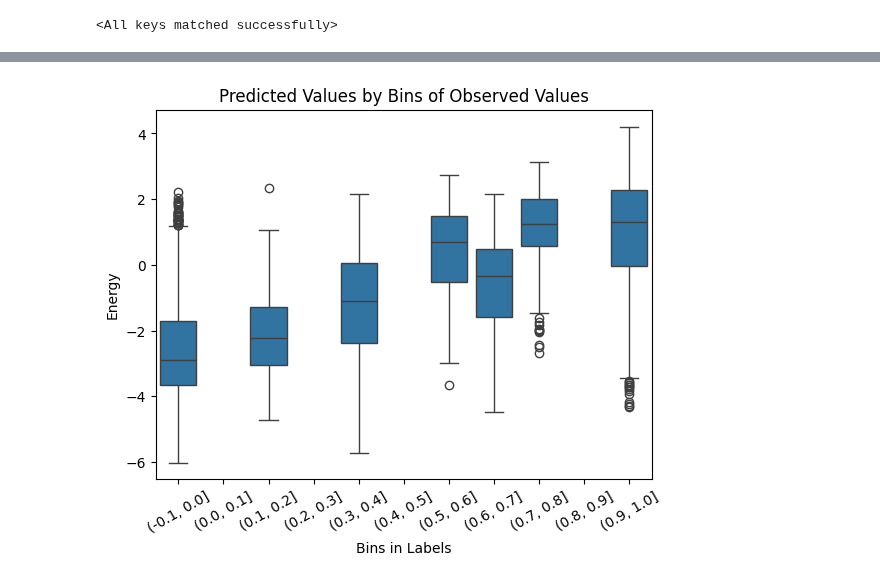
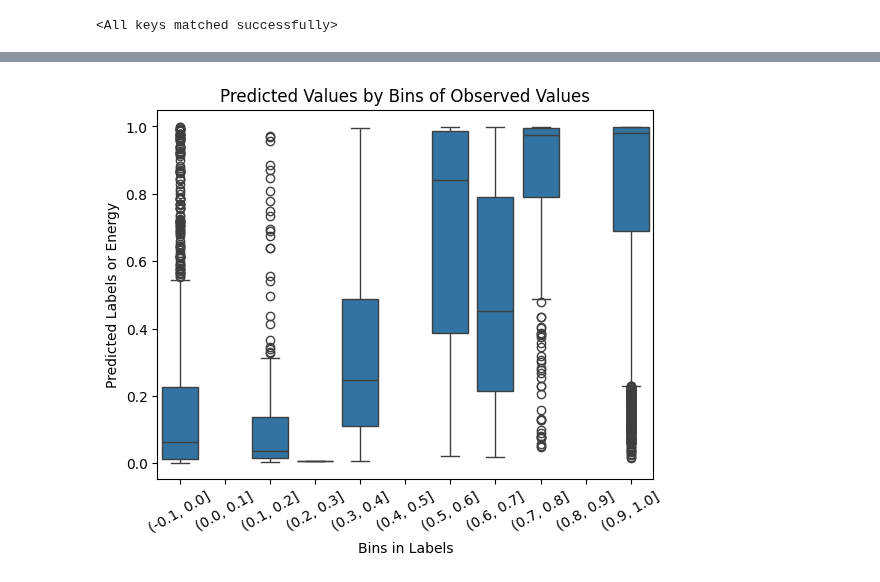
Before and after one commit to hayleyson/mucoco, a Jupyter notebook: new_module/em_training/nli/evaluate_model.ipynb, the cells around one changed output, grey strips where cells are left out. Cells and saved outputs as stored; diff of their text form; code cells hidden in the pictures.

```diff
--- a/new_module/em_training/nli/evaluate_model.ipynb
+++ b/new_module/em_training/nli/evaluate_model.ipynb
@@ -117,28 +112,24 @@ You should probably TRAIN this model on a down-stream task to be able to use it
 #### comment out for now! DONT FORGET TO UNCOMMENT LATER
 train_dev_data = load_nli_data(output_file_path=config['energynet']['dataset_path'])
 # train_add_data = load_additional_nli_training_data(output_file_path='/data/hyeryung/mucoco/data/nli/snli_mnli_anli_train_without_finegrained.jsonl')
-test_data = load_nli_test_data(output_file_path='/data/hyeryung/mucoco/data/nli/snli_mnli_anli_test_with_finegrained.jsonl')
+# test_data = load_nli_test_data(output_file_path='/data/hyeryung/mucoco/data/nli/snli_mnli_anli_test_with_finegrained.jsonl')
 
 # train_dev_data = pd.concat([train_dev_data, train_add_data], ignore_index=True)
-train_data = train_dev_data.loc[train_dev_data['split'] == 'train']
+# train_data = train_dev_data.loc[train_dev_data['split'] == 'train']
 dev_data = train_dev_data.loc[train_dev_data['split'] == 'dev']
 
 ## IMPT. 'finegrained_labels' == degree of contradiction (real number between 0 and 1) == portion of annotators who labeled the sample as "contradiction"
 # train_dataset = NLI_Dataset(train_data, label_column=config['energynet']['label_column'])
 dev_dataset = NLI_Dataset(dev_data, label_column=config['energynet']['label_column'])
-test_dataset = NLI_Dataset(test_data, label_column=config['energynet']['label_column'])
+# test_dataset = NLI_Dataset(test_data, label_column=config['energynet']['label_column'])
 
 # train_dataloader = NLI_DataLoader(dataset=train_dataset,
 #                                     config = config,
 #                                     mode='train',
 #                                     tokenizer=model.tokenizer).get_dataloader()
-dev_dataloader = NLI_DataLoader(dataset=dev_dataset,
-                                    config = config,
-                                    mode='dev',
-                                    tokenizer=model.tokenizer).get_dataloader()
-test_dataloader = NLI_DataLoader(dataset=test_dataset,
-                                 config=config,
-                                 mode='test',
-                                 tokenizer=model.tokenizer).get_dataloader()
+dev_dataloader = NLI_DataLoader(config = config,
+                                tokenizer=model.tokenizer).get_dataloader(dev_dataset, batch_size=config['energynet']['batch_size'], batch_sampler=None, shuffle=False)
+# test_dataloader = NLI_DataLoader(config = config,
+#                                 tokenizer=model.tokenizer).get_dataloader(test_dataset, batch_size=config['energynet']['batch_size'], batch_sampler=None, shuffle=False)
 # %% [output]
 Preprocessed dataset already exists. Loading data from file
@@ -343,0 +169,7 @@ contradict_labels: tensor([0.0000, 0.2000, 0.0000, 0.0000, 1.0000, 0.2000, 0.000
+# %%
+dev_fine_labels = dev_data['finegrained_labels'].values
+# %%
+model = model.to('cpu')
+del model
+dev_e = [-math.log(x[1]) for x in dev_e]
+print(dev_e)
@@ -378,7 +205,14 @@ arr_consistent = [p for i, p in enumerate(contradict_proba) if contradict_labels
 # %%
 # determine_best_split_by_f1(arr_consistent, arr_inconsistent)
-# %%
-plot_observed_predicted_boxplot(contradict_proba, dev_data['finegrained_labels'].values, '')
-# plot_observed_predicted_boxplot(contradict_proba, test_data['finegrained_labels'].values, '')
-# %% [output]
-[figure, removed]
+# %%
+def plot_observed_predicted_boxplot(array_energy, array_labels, path_to_save_figure):
+    predicted_result = pd.DataFrame({'labels': array_labels, 'predicted_proba': array_energy})
+    predicted_result['labels_c'] = pd.cut(predicted_result['labels'], np.arange(predicted_result['labels'].min()-0.1, predicted_result['labels'].max()+0.01, 0.1))
+    g = sns.boxplot(predicted_result, x='labels_c', y='predicted_proba')
+    plt.xticks(rotation=30)
+    plt.xticks(rotation=30)
+    plt.title("Predicted Values by Bins of Observed Values")
+    plt.xlabel("Bins in Labels")
+    plt.ylabel("Predicted Labels or Energy")
+    # plt.savefig(path_to_save_figure)
+    # plt.close()
@@ -384,0 +237,4 @@ plot_observed_predicted_boxplot(contradict_proba, dev_data['finegrained_labels']
+# %%
+plot_observed_predicted_boxplot(torch.exp(-torch.Tensor(dev_e)), dev_fine_labels, '')
+# %% [output]
+[figure, added]
```
Also changed, not shown: parts of 25 cells of this notebook, 2 other files.
